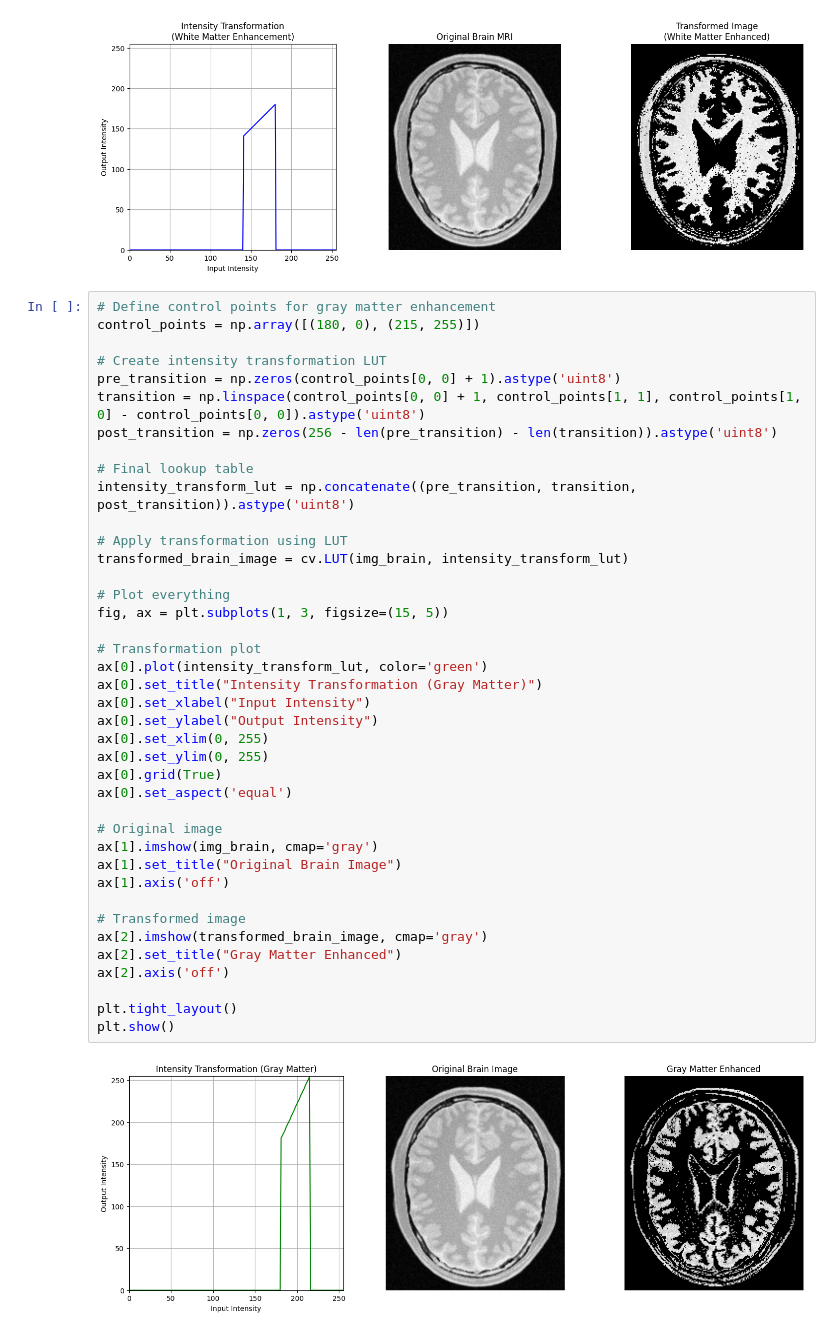
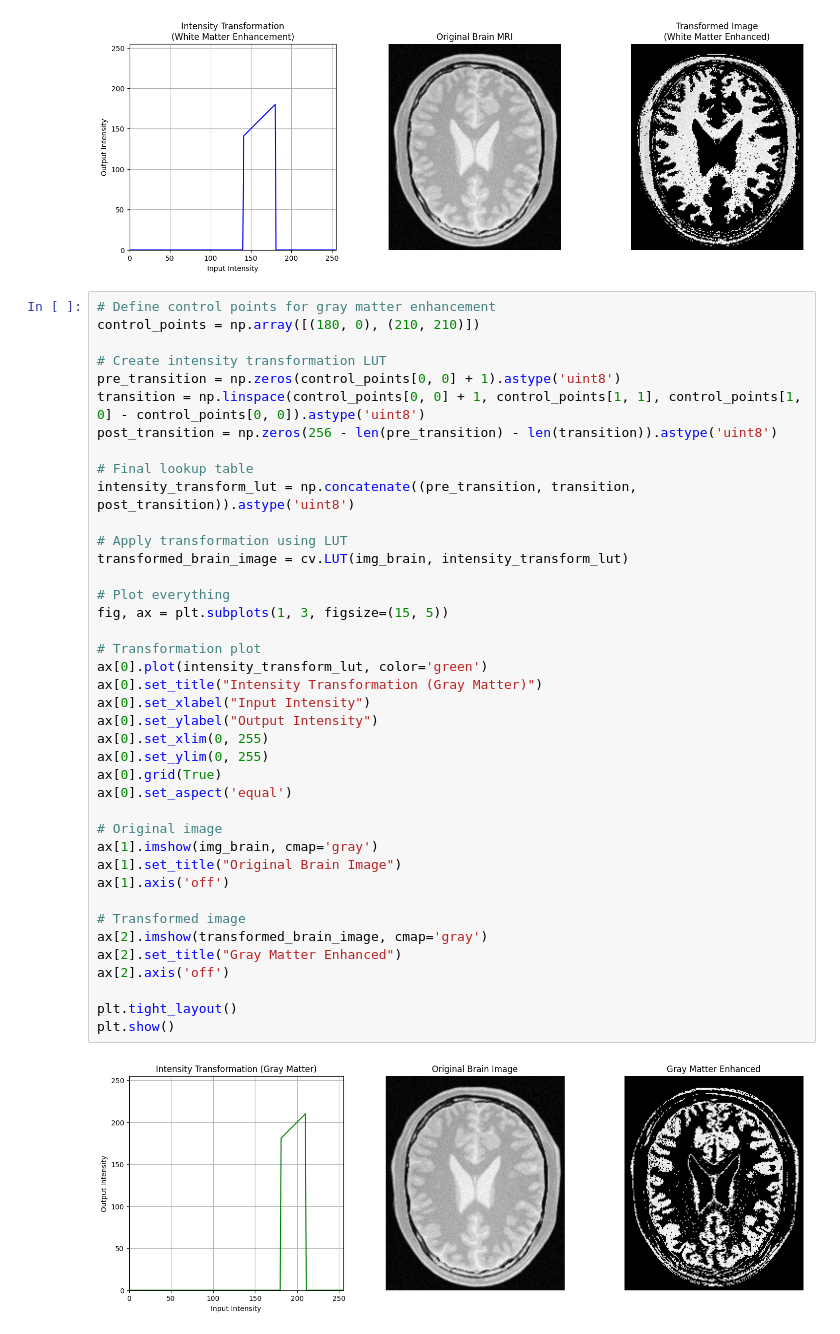
Before and after one commit to PankajaBalasooriya/EN3160_Image_Processing_and_Machine_Vision, a Jupyter notebook: Assignments/Assignment1_PointOperationsAndSpatialFiltering/assignment1.ipynb, the cells around one changed output. Cells and saved outputs as stored; diff of their text form.

```diff
--- a/Assignments/Assignment1_PointOperationsAndSpatialFiltering/assignment1.ipynb
+++ b/Assignments/Assignment1_PointOperationsAndSpatialFiltering/assignment1.ipynb
@@ -125,7 +125,7 @@ plt.show()
 [figure]
 # %%
 # Define control points for gray matter enhancement
-control_points = np.array([(180, 0), (215, 255)])
+control_points = np.array([(180, 0), (210, 210)])
 
 # Create intensity transformation LUT
 pre_transition = np.zeros(control_points[0, 0] + 1).astype('uint8')
@@ -137,31 +137,31 @@ intensity_transform_lut = np.concatenate((pre_transition, transition, post_trans
 
 # Apply transformation using LUT
 transformed_brain_image = cv.LUT(img_brain, intensity_transform_lut)
 
 # Plot everything
 fig, ax = plt.subplots(1, 3, figsize=(15, 5))
 
 # Transformation plot
 ax[0].plot(intensity_transform_lut, color='green')
 ax[0].set_title("Intensity Transformation (Gray Matter)")
 ax[0].set_xlabel("Input Intensity")
 ax[0].set_ylabel("Output Intensity")
 ax[0].set_xlim(0, 255)
 ax[0].set_ylim(0, 255)
 ax[0].grid(True)
 ax[0].set_aspect('equal')
 
 # Original image
 ax[1].imshow(img_brain, cmap='gray')
 ax[1].set_title("Original Brain Image")
 ax[1].axis('off')
 
 # Transformed image
 ax[2].imshow(transformed_brain_image, cmap='gray')
 ax[2].set_title("Gray Matter Enhanced")
 ax[2].axis('off')
 
 plt.tight_layout()
 plt.show()
 # %% [output]
-[figure, old version]
+[figure, new version]
```
Also changed, not shown: parts of 3 cells of this notebook, 2 other files.
